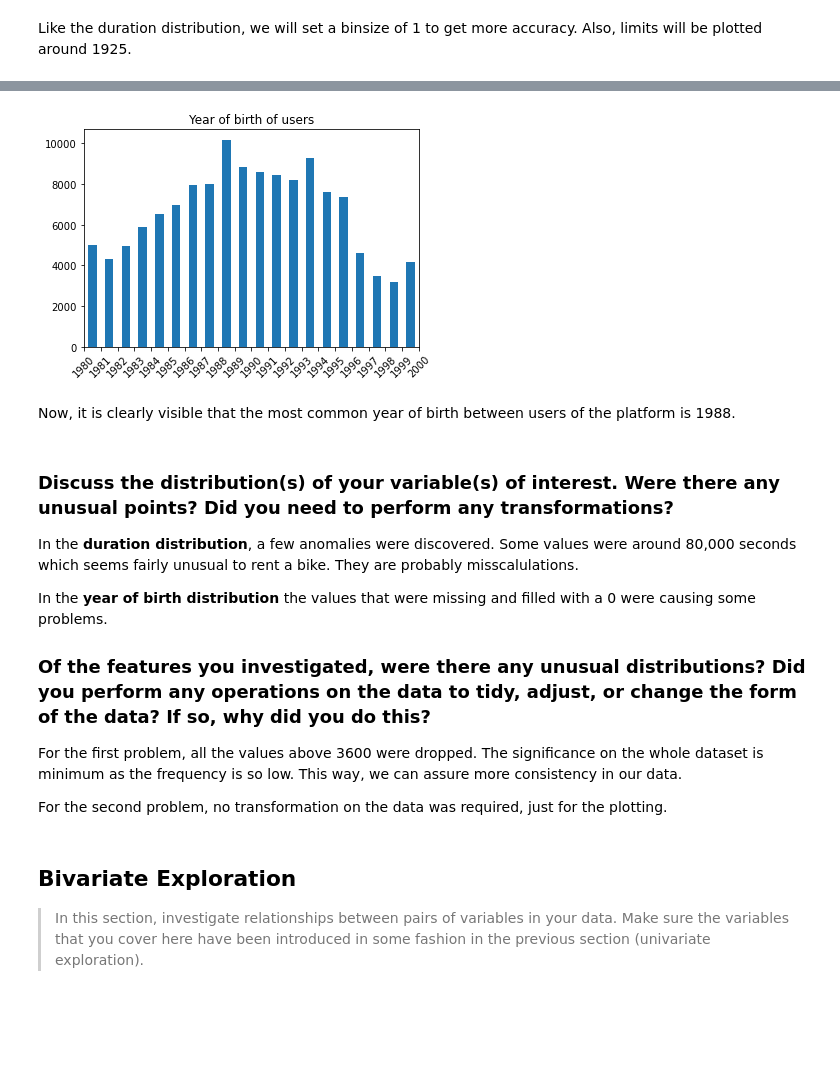
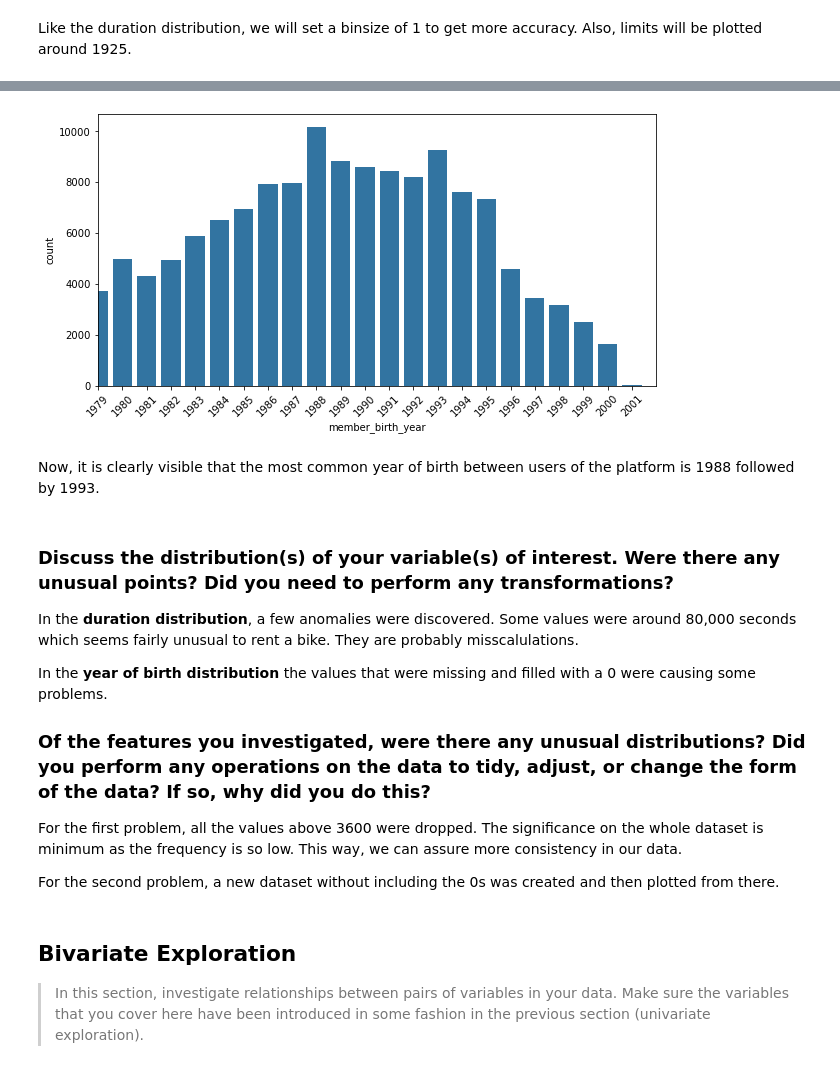
Before and after one commit to aingelmo/aingelmo.github.io, a Jupyter notebook: Project_5_Communicate-Data-Findings/exploration_template.ipynb, the cells around one changed output, grey strips where cells are left out. Cells and saved outputs as stored; diff of their text form; code cells hidden in the pictures; blank space fills up the shorter version.

```diff
--- a/Project_5_Communicate-Data-Findings/exploration_template.ipynb
+++ b/Project_5_Communicate-Data-Findings/exploration_template.ipynb
@@ -246,24 +246,19 @@ In this case, we can clearly see that the most amount of people have been boorn
-# %%
-#Set a list from 1980 to 2000 every year
-list = []
-count = 1980
-
-for i in range(21):
-    list.append(count + i)
-
-#Set the bins
-binsize = 1
-bins = np.arange(ford_clean["member_birth_year"].min(), ford_clean["member_birth_year"].max(), binsize)
-
-#Plot the histogram
-plt.hist(data=ford_clean, x="member_birth_year", bins=bins, rwidth=0.5)
-plt.title("Year of birth of users")
-plt.xlim([1980,2000])
-plt.xticks(ticks=list, labels=list, rotation=45);
-# %% [output]
-[figure, removed]
+# %%
+ford_clean2 = ford_clean[ford_clean["member_birth_year"] != 0]
+
+#Set the bins
+binsize = 1
+bins = np.arange(0, 75, binsize)
+
+#Plot the histogram
+plt.figure(figsize=(10,5))
+sb.countplot(data=ford_clean2, x="member_birth_year", color=base_color)
+plt.xticks(ticks=bins, rotation=45)
+plt.xlim(52,75);
+# %% [output]
+[figure, added]
 # %% [markdown]
-Now, it is clearly visible that the most common year of birth between users of the platform is 1988.
+Now, it is clearly visible that the most common year of birth between users of the platform is 1988 followed by 1993.
 # %% [markdown]
 ### Discuss the distribution(s) of your variable(s) of interest. Were there any unusual points? Did you need to perform any transformations?
 
@@ -275,7 +270,7 @@ In the **year of birth distribution** the values that were missing and filled wi
 
 For the first problem, all the values above 3600 were dropped. The significance on the whole dataset is minimum as the frequency is so low. This way, we can assure more consistency in our data.
 
-For the second problem, no transformation on the data was required, just for the plotting.
+For the second problem, a new dataset without including the 0s was created and then plotted from there.
 # %% [markdown]
 ## Bivariate Exploration
 
```
Also changed, not shown: parts of 2 cells of this notebook.
